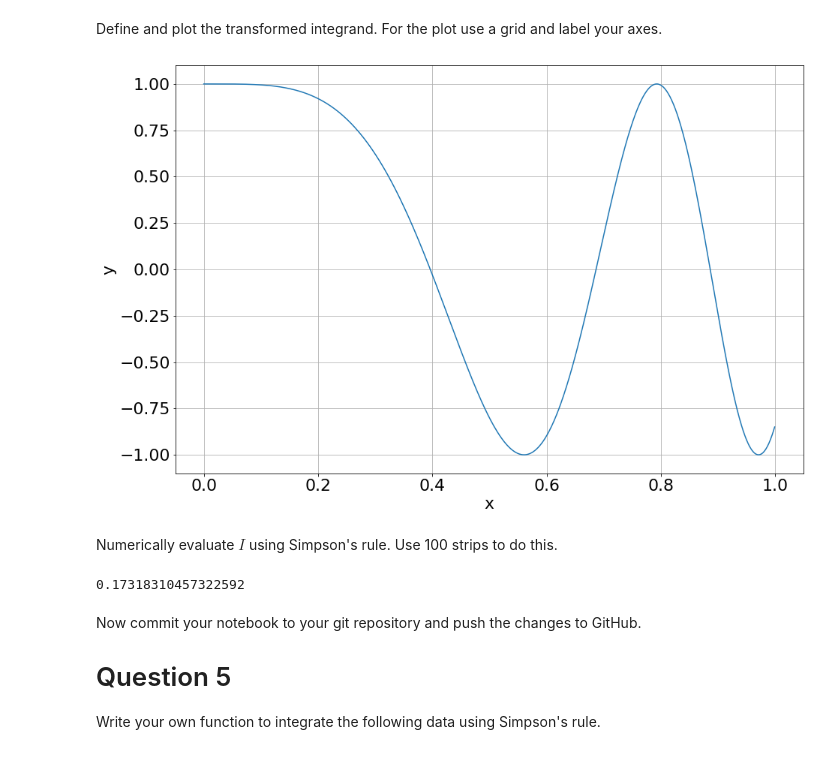
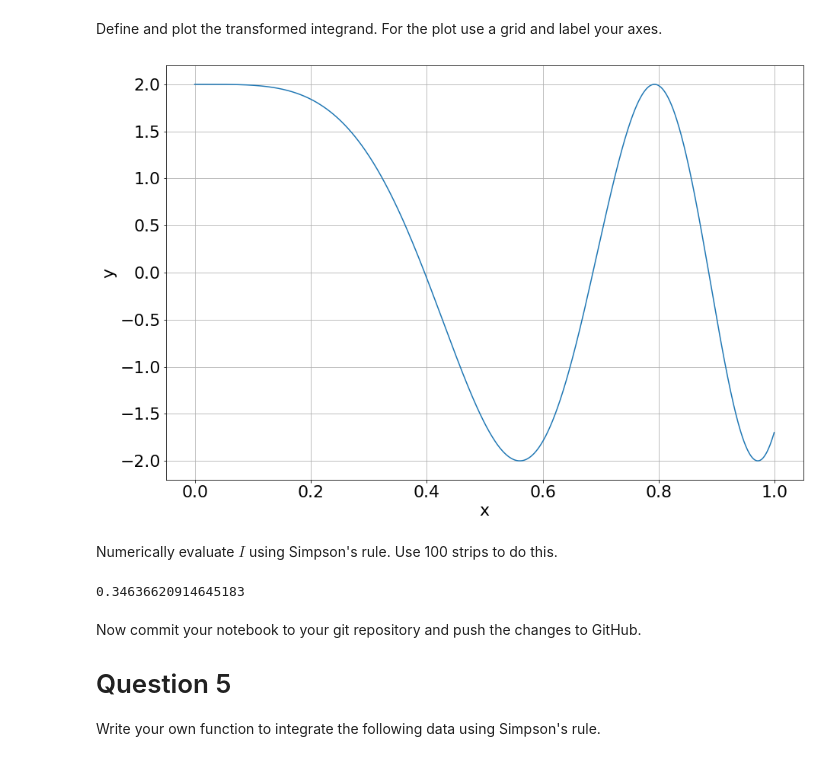
Before and after one commit to loby368/Computational-Science, a Jupyter notebook: Assignment 4/Assignment-4.ipynb, the cells around one changed output. Saved outputs shown, nothing was run; the diff lists cells and outputs as text; code cells hidden in the pictures.

```diff
--- a/Assignment 4/Assignment-4.ipynb
+++ b/Assignment 4/Assignment-4.ipynb
@@ -284,25 +284,25 @@ Define and plot the transformed integrand. For the plot use a grid and label you
 # %%
 def f(x):
     return np.cos(10*x)
 
 def ft(t):
-    return f(t**2)
+    return 2*f(t**2)
 
 x = np.arange(0, 1, 0.001)
 y = ft(x)
 
 plt.grid(True)
 plt.xlabel('x')
 plt.ylabel('y')
 plt.plot(x,y);
 # %% [output]
-[figure, old version]
+[figure, new version]
 # %% [markdown]
 Numerically evaluate $I$ using Simpson's rule. Use 100 strips to do this.
 # %%
 SimpsonsIntegrate(ft, 0, 1, 100)
 # %% [output]
-0.17318310457322592
+0.34636620914645183
 # %% [markdown]
 Now commit your notebook to your git repository and push the changes to GitHub.
 
```
